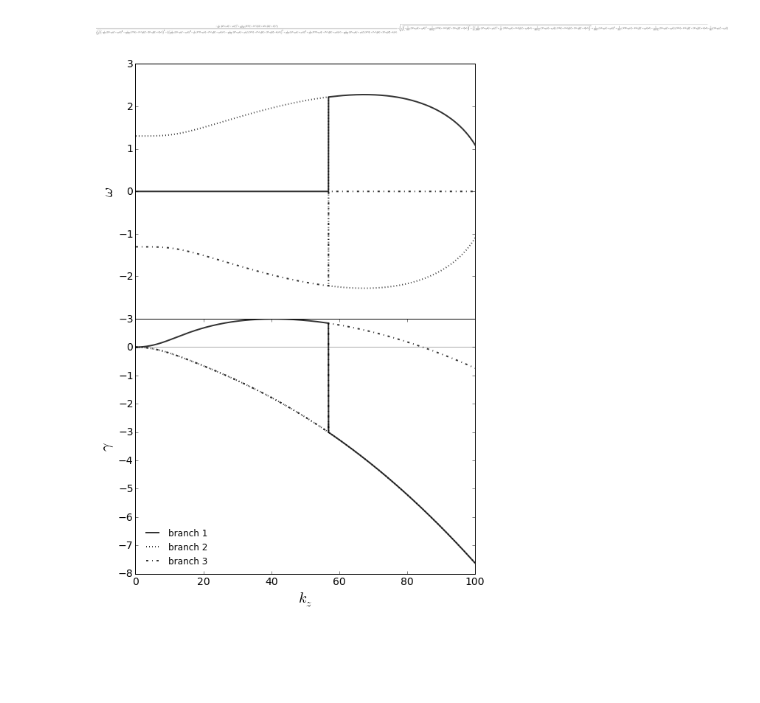
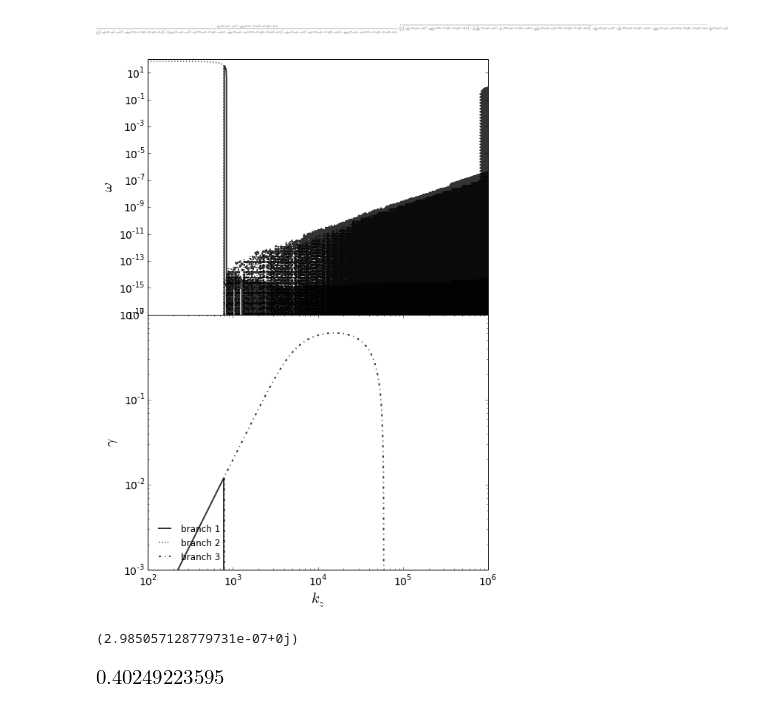
Before and after one commit to jsoishi/gsf_project, a Jupyter notebook: python/notebooks/Goldreich-Schubert Dispersion Relation.ipynb, the cells around one changed output. Cells and saved outputs as stored; diff of their text form; code cells hidden in the pictures; blank space fills up the shorter version.

```diff
--- a/python/notebooks/Goldreich-Schubert Dispersion Relation.ipynb
+++ b/python/notebooks/Goldreich-Schubert Dispersion Relation.ipynb
@@ -38,46 +38,73 @@ b1 = sy.lambdify([Pr, chi0, kt,kz,N,kappa,Omega],branch_1,"numpy")
 b2 = sy.lambdify([Pr, chi0, kt,kz,N,kappa,Omega],branch_2,"numpy")
 b3 = sy.lambdify([Pr, chi0, kt,kz,N,kappa,Omega],branch_3,"numpy")
 # %%
-kz = np.linspace(0.1,100,10000)
+kz = np.linspace(100,1e6,100000)
 # %%
+# first parameters
 #chi_v = 1e-3
 #Pr_v = 0.3
 #N_v = 2.
 #kappa_v = np.sqrt(2)*1j
 #Omega_v = 1.
-chi_v = 1e-3
-Pr_v = 0.3
-N_v = 3.
-kappa_v = np.sqrt(7.3)*1j
-Omega_v = 1.
 
+# a potential kappa we can maintain constant in the TC device
+#chi_v = 1e-3
+#Pr_v = 0.3
+#N_v = 3.
+#kappa_v = np.sqrt(7.3)*1j
+#Omega_v = 1.
 
-bb1 =b1(Pr_v,chi_v,kz,kz,N_v,kappa_v,Omega_v)
-bb2 =b2(Pr_v,chi_v,kz,kz,N_v,kappa_v,Omega_v)
-bb3 =b3(Pr_v,chi_v,kz,kz,N_v,kappa_v,Omega_v)
+# trying to reproduce GS67
+#chi_v = 1e-3
+#Pr_v = 1/5.9e6
+#Omega_v = 1
+#N_v = np.sqrt(6.9e2)
+#kappa_v = np.sqrt(20.)*1j
+
+# trying to reproduce Korykansky fig 1
+chi_v = 1e-4
+Pr_v = 1e-6
+Omega_v = 1
+N_v = np.sqrt(1e4)
+kappa_v = 1j
+
+bb1 =b1(Pr_v,chi_v,np.sqrt(2)*kz,kz,N_v,kappa_v,Omega_v)
+bb2 =b2(Pr_v,chi_v,np.sqrt(2)*kz,kz,N_v,kappa_v,Omega_v)
+bb3 =b3(Pr_v,chi_v,np.sqrt(2)*kz,kz,N_v,kappa_v,Omega_v)
 # %%
 fig = plt.figure(figsize=(8,12))
 real_ax = fig.add_axes([0.1,0.1,0.8,0.4])
 imag_ax = fig.add_axes([0.1,0.5,0.8,0.4])
 real_ax.plot(kz,bb1.real,alpha=0.8,color='k',linestyle="-",linewidth=2, label='branch 1')
 real_ax.plot(kz,bb2.real,alpha=0.8,color='k',linestyle=":",linewidth=2, label='branch 2')
 real_ax.plot(kz,bb3.real,alpha=0.8,color='k',linestyle='-.',linewidth=2, label='branch 3')
 real_ax.legend(loc='lower left').draw_frame(False)
 
 real_ax.axhline(0,color='k',alpha=0.3)
 real_ax.set_xlabel(r'$k_z$',size=20)
 real_ax.set_ylabel(r'$\gamma$',size=20)
 t = real_ax.yaxis.get_major_ticks()
 t[-1].set_visible(False)
+real_ax.set_ylim(1e-3,1)
 
 imag_ax.plot(kz,bb1.imag,alpha=0.8,color='k',linestyle="-",linewidth=2)
 imag_ax.plot(kz,bb2.imag,alpha=0.8,color='k',linestyle=":",linewidth=2)
 imag_ax.plot(kz,bb3.imag,alpha=0.8,color='k',linestyle='-.',linewidth=2)
 
 imag_ax.set_ylabel(r'$\omega$',size=20)
 imag_ax.xaxis.set_visible(False)
 
 for ax in [real_ax,imag_ax]:
     ax.tick_params(labelsize=14)
+    ax.set_xscale('log')
+    ax.set_yscale('log')
 # %% [output]
-[figure, old version]
+[figure, new version]
+# %%
+bb1[0]
+# %% [output]
+(2.985057128779731e-07+0j)
+# %%
+np.sqrt(20)*0.09
+# %% [output]
+[figure, added]
```
Also changed, not shown: 2 other files.
